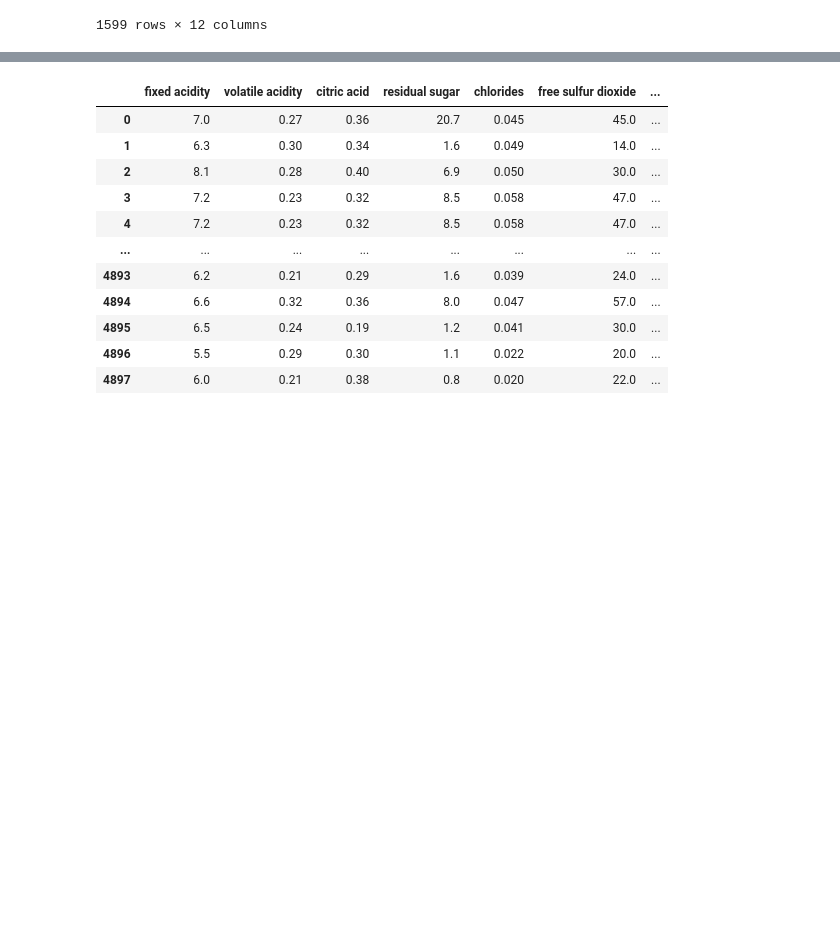
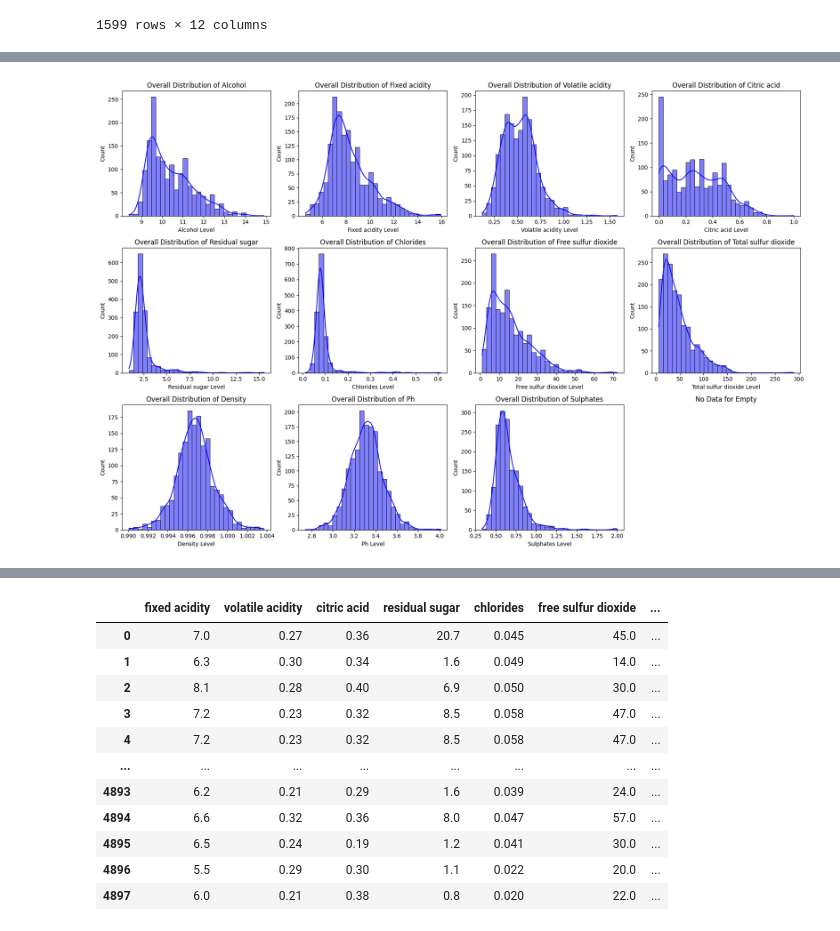
Before and after one commit to JinnOppa/BoyWithLuv-Team, a Jupyter notebook: Wine_Quality/pro_1.ipynb, the cells around one changed output, grey strips where cells are left out. Drawn from its saved outputs; the diff is of its cells as text; code cells hidden in the pictures; blank space fills up the shorter version.

Commit message:
yen_pro_1_wine_update

```diff
--- a/Wine_Quality/pro_1.ipynb
+++ b/Wine_Quality/pro_1.ipynb
@@ -3,6 +6,8 @@ import pandas as pd
 # %%
-red_df = pd.read_csv('C:/Users/Eugene/Documents/GitHub/BoyWithLuv-Team/Wine_Quality/wine_data/winequality-red.csv', delimiter=';')
-white_df = pd.read_csv('C:/Users/Eugene/Documents/GitHub/BoyWithLuv-Team/Wine_Quality/wine_data/winequality-white.csv', delimiter=';')
+#red_df = pd.read_csv('C:/Users/Eugene/Documents/GitHub/BoyWithLuv-Team/Wine_Quality/wine_data/winequality-red.csv', delimiter=';')
+#white_df = pd.read_csv('C:/Users/Eugene/Documents/GitHub/BoyWithLuv-Team/Wine_Quality/wine_data/winequality-white.csv', delimiter=';')
+red_df = pd.read_csv("C:\\Users\\Republic Of Gamers\\OneDrive - Asia Pacific University\\wine+quality\\winequality-red.csv", delimiter = ';')
+white_df = pd.read_csv("C:\\Users\\Republic Of Gamers\\OneDrive - Asia Pacific University\\wine+quality\\winequality-white.csv", delimiter = ';')
 # %%
 red_df
 # %% [output]
@@ -21,0 +49,27 @@ red_df
+# %%
+columns_to_plot = ['alcohol', 'fixed acidity', 'volatile acidity', 'citric acid',
+                   'residual sugar', 'chlorides', 'free sulfur dioxide',
+                   'total sulfur dioxide', 'density', 'pH', 'sulphates']
+
+# Add empty slots to fill the 12 subplots
+columns_to_plot += [None] * (12 - len(columns_to_plot))
+
+# Create subplots
+fig, axes = plt.subplots(nrows=3, ncols=4, figsize=(18, 12))
+
+# Plot each column's distribution
+for i, column in enumerate(columns_to_plot):
+    row, col = divmod(i, 4)
+    if column is not None and column in red_df.columns:
+        sns.histplot(red_df[column], bins=30, kde=True, edgecolor='black', ax=axes[row, col], color='blue')  # Adjust color as needed
+        axes[row, col].set_title(f'Overall Distribution of {column.capitalize()}')
+        axes[row, col].set_xlabel(f'{column.capitalize()} Level')
+        axes[row, col].set_ylabel('Count')
+    else:
+        axes[row, col].axis('off')
+        axes[row, col].set_title(f'No Data for {column.capitalize() if column else "Empty"}')
+
+plt.tight_layout()
+plt.show()
+# %% [output]
+[figure, added]
```
Also changed, not shown: parts of 8 cells of this notebook.
